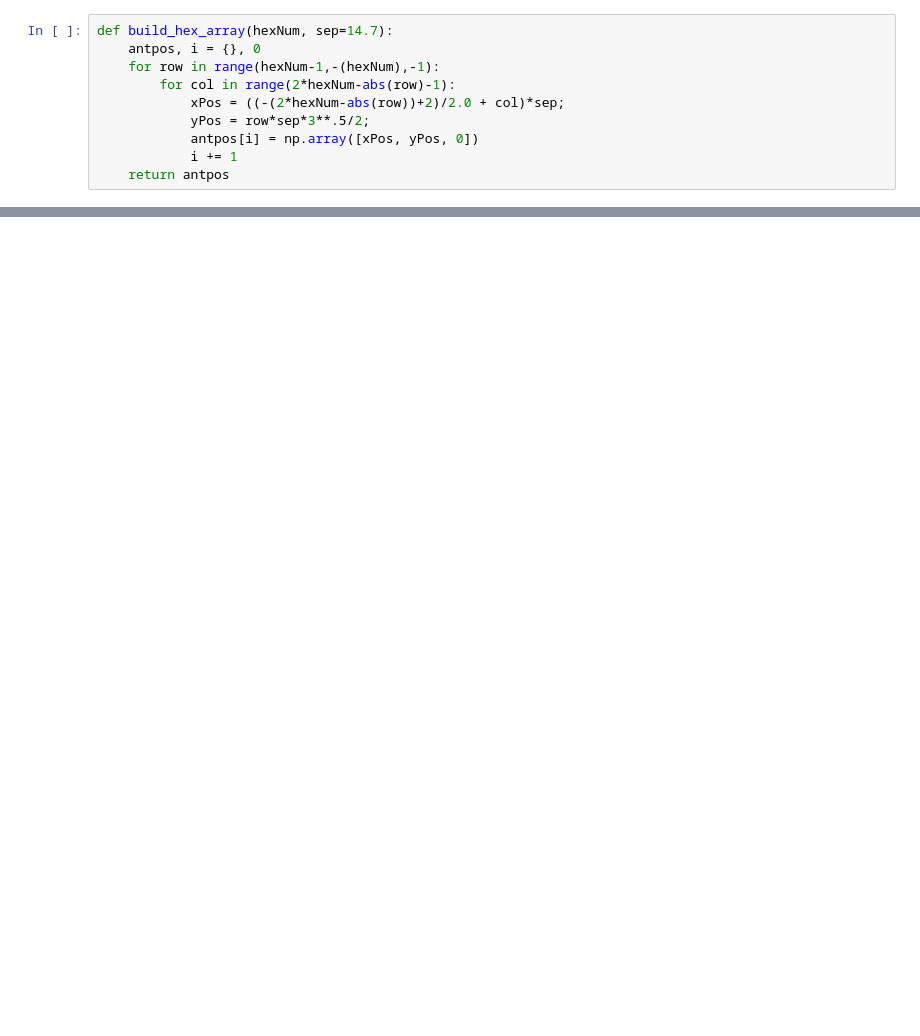
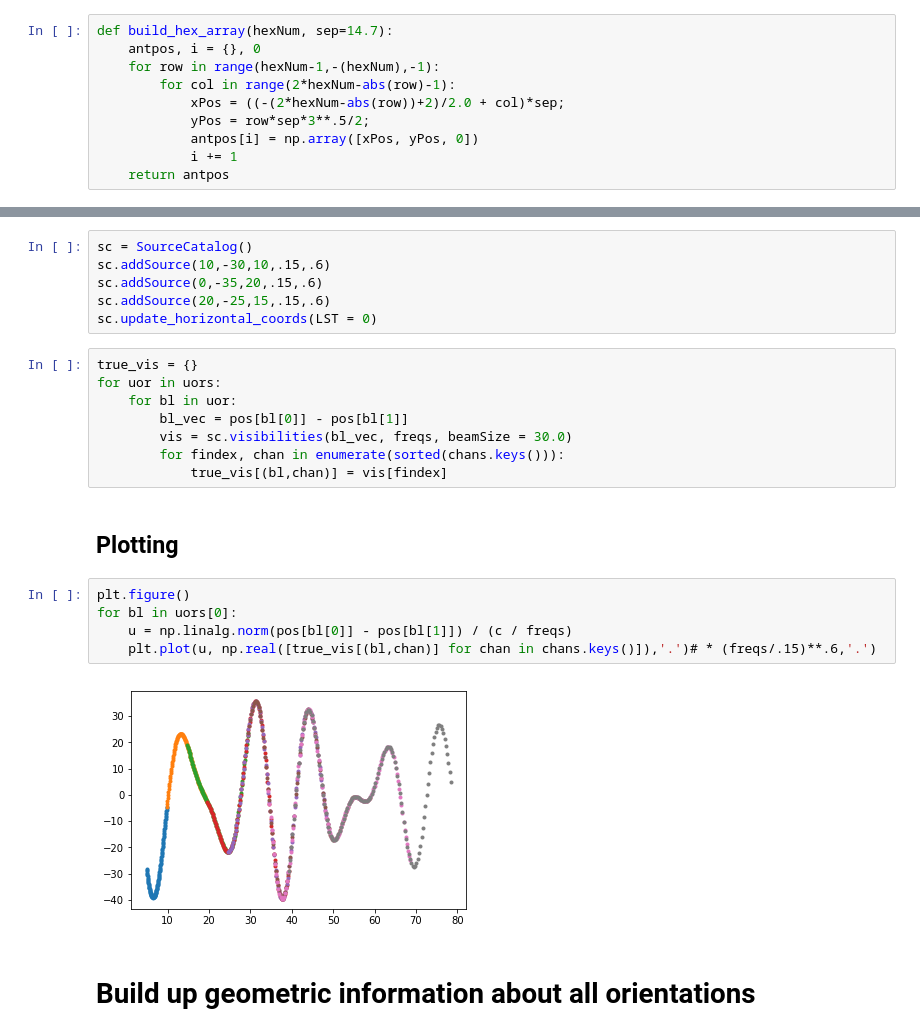
Before and after one commit to HERA-Team/hera_sandbox, a Jupyter notebook: jsd/uCal/uCal.ipynb, the cells around one changed output, grey strips where cells are left out. Cells and saved outputs as stored; diff of their text form; blank space fills up the shorter version.

```diff
--- a/jsd/uCal/uCal.ipynb
+++ b/jsd/uCal/uCal.ipynb
@@ -44,0 +104,25 @@ print len(clusters), np.max(clusters)
+# %%
+sc = SourceCatalog()
+sc.addSource(10,-30,10,.15,.6)
+sc.addSource(0,-35,20,.15,.6)
+sc.addSource(20,-25,15,.15,.6)
+sc.update_horizontal_coords(LST = 0)
+# %%
+true_vis = {}
+for uor in uors:
+    for bl in uor:
+        bl_vec = pos[bl[0]] - pos[bl[1]]
+        vis = sc.visibilities(bl_vec, freqs, beamSize = 30.0)
+        for findex, chan in enumerate(sorted(chans.keys())):
+            true_vis[(bl,chan)] = vis[findex]
+# %% [markdown]
+## Plotting
+# %%
+plt.figure()
+for bl in uors[0]:
+    u = np.linalg.norm(pos[bl[0]] - pos[bl[1]]) / (c / freqs)
+    plt.plot(u, np.real([true_vis[(bl,chan)] for chan in chans.keys()]),'.')# * (freqs/.15)**.6,'.')
+# %% [output]
+[figure, added]
+# %% [markdown]
+# Build up geometric information about all orientations
```
Also changed, not shown: parts of 29 cells of this notebook.
